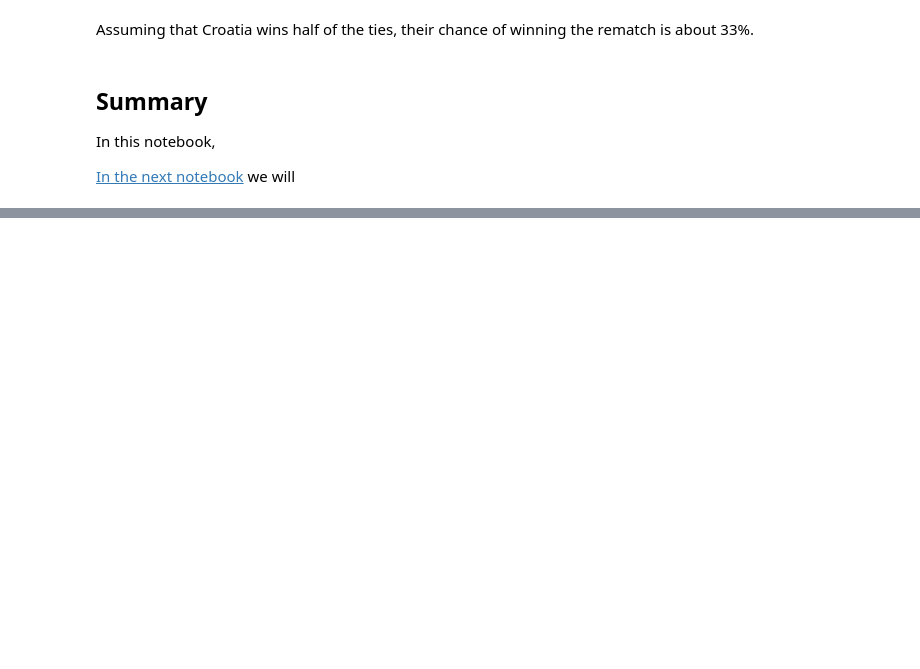
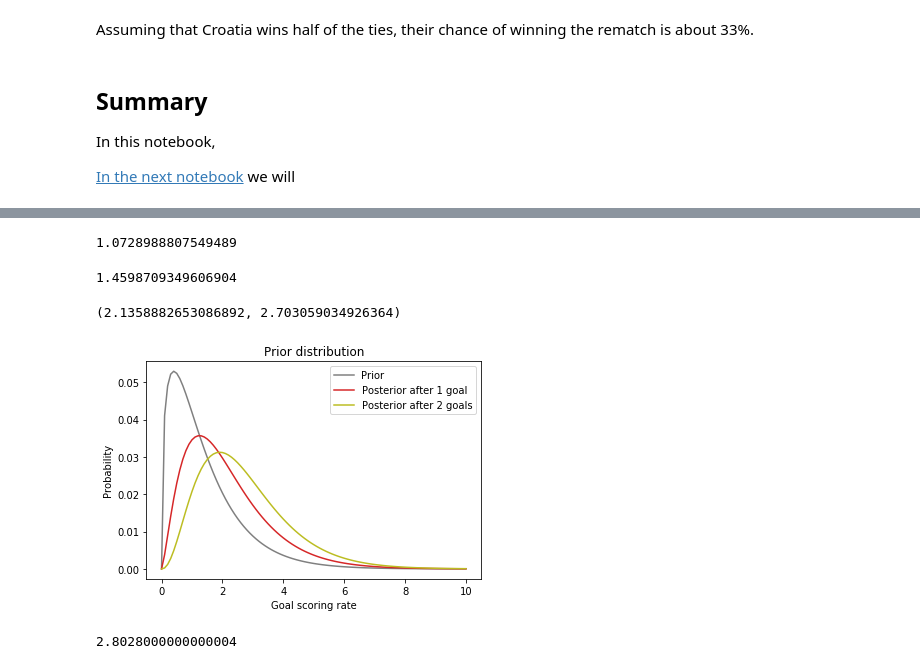
Before and after one commit to AllenDowney/BiteSizeBayes, a Jupyter notebook: 09_predict_soln.ipynb, the cells around one changed output, grey strips where cells are left out. Cells and saved outputs as stored; diff of their text form; code cells hidden in the pictures; blank space fills up the shorter version.

```diff
--- a/09_predict_soln.ipynb
+++ b/09_predict_soln.ipynb
@@ -310,0 +367,49 @@ In this notebook,
+# %%
+# Solution
+
+t = 11/90
+likelihood = expo_pdf(t, λs)
+# %%
+# Solution
+
+bayes_update(germany, likelihood)
+# %% [output]
+1.0728988807549489
+# %%
+# Solution
+
+t = 12/90
+likelihood = expo_pdf(t, λs)
+# %%
+# Solution
+
+germany2 = germany.copy()
+bayes_update(germany2, likelihood)
+# %% [output]
+1.4598709349606904
+# %%
+# Solution
+
+pmf_mean(germany), pmf_mean(germany2)
+# %% [output]
+(2.1358882653086892, 2.703059034926364)
+# %%
+# Solution
+
+prior.plot(color='gray', label='Prior')
+germany.plot(color='C3', label='Posterior after 1 goal')
+germany2.plot(color='C8', label='Posterior after 2 goals')
+
+plt.xlabel('Goal scoring rate')
+plt.ylabel('Probability')
+plt.title('Prior distribution')
+plt.legend();
+# %% [output]
+[figure, added]
+# %%
+# Solution
+
+sample_germany = pmf_choice(germany2, 1000)
+sample_germany.mean()
+# %% [output]
+2.8028000000000004
```
Also changed, not shown: parts of 21 cells of this notebook, 1 other file.
